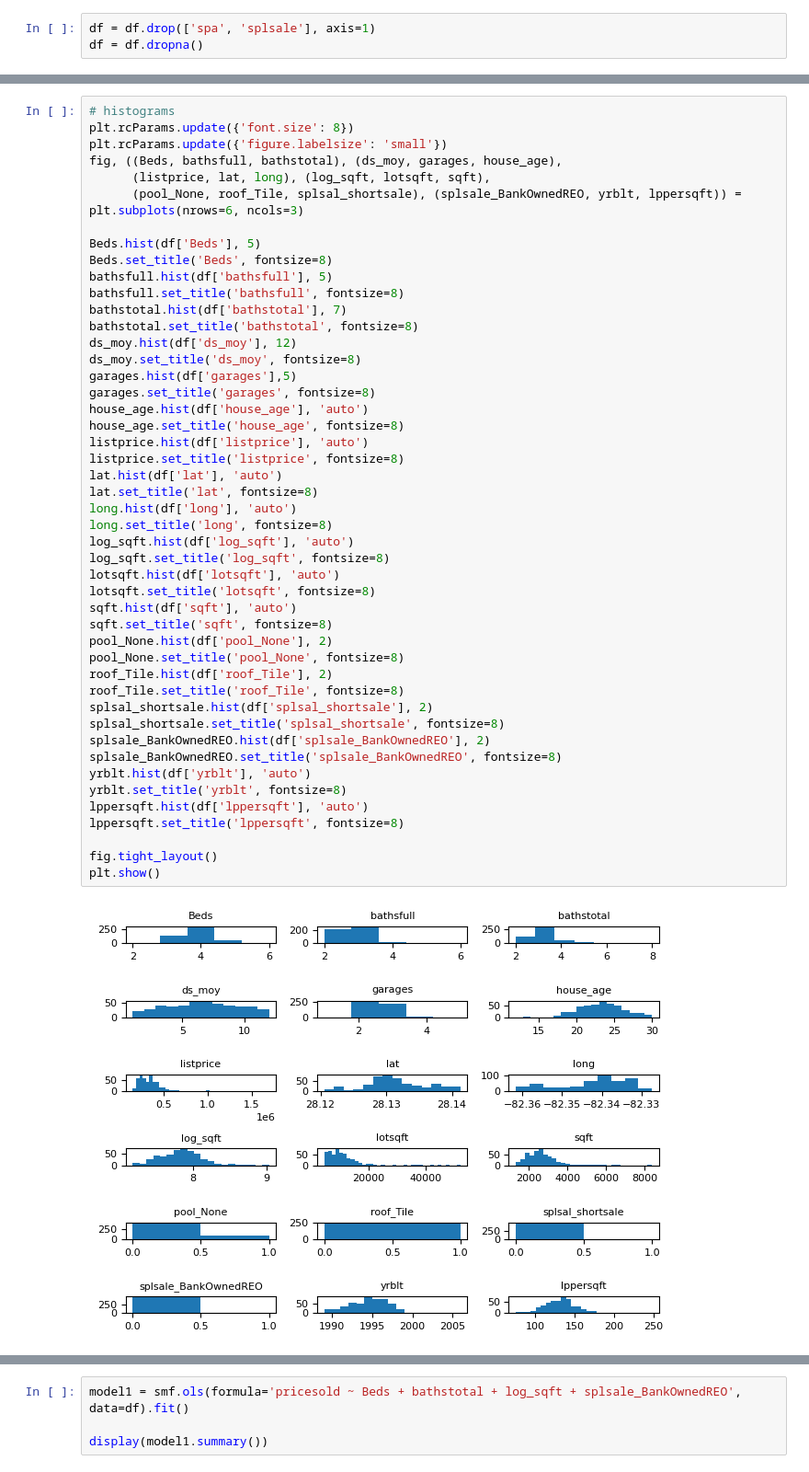
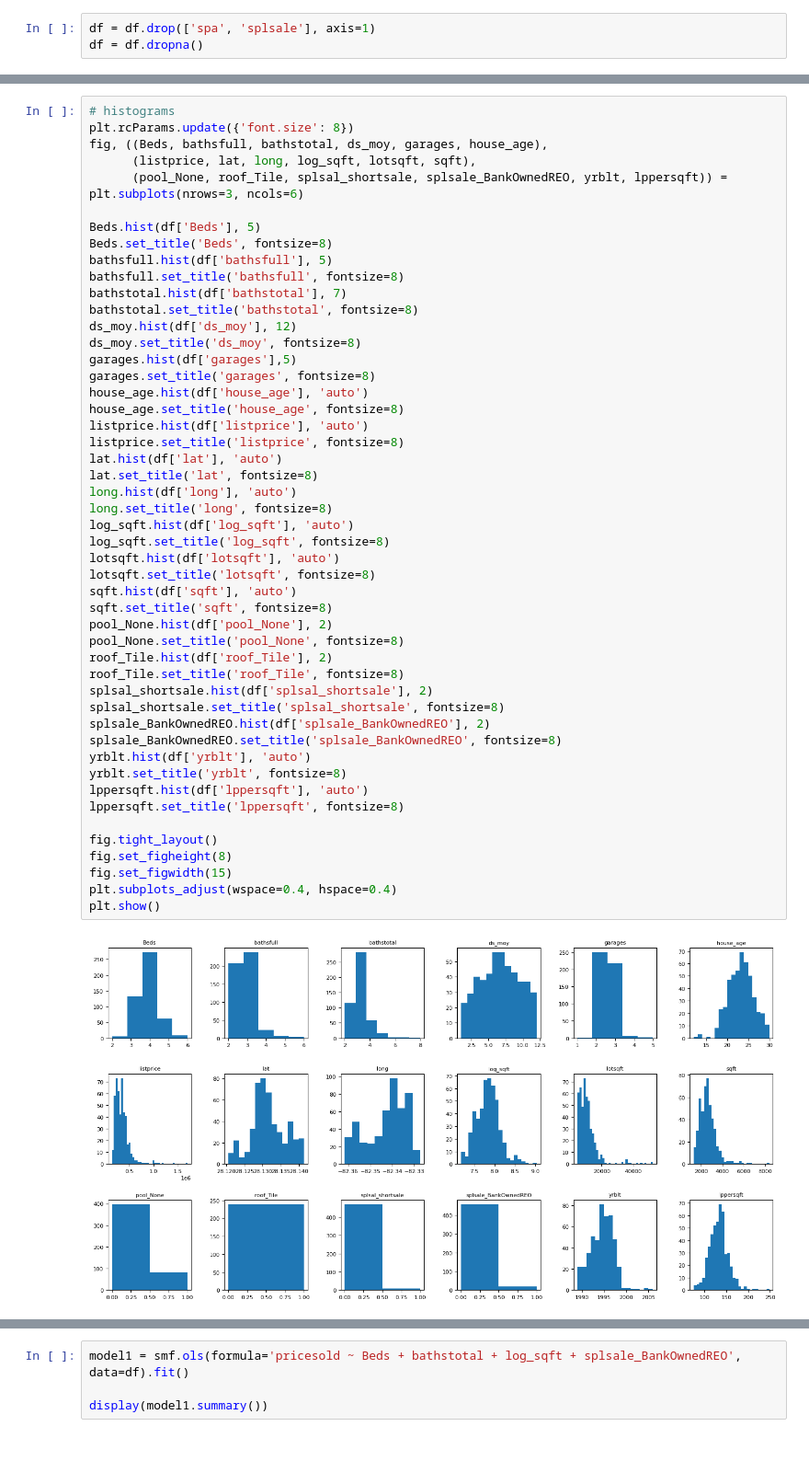
Before and after one commit to bombTechCoder/huntersGreen, a Jupyter notebook: scripts/predictSales.ipynb, the cells around one changed output, grey strips where cells are left out. Shown at 92% size. Saved outputs shown, nothing was run; the diff lists cells and outputs as text; blank space fills up the shorter version.

```diff
--- a/scripts/predictSales.ipynb
+++ b/scripts/predictSales.ipynb
@@ -81,10 +81,9 @@ df.describe()
 # %%
 # histograms
 plt.rcParams.update({'font.size': 8})
-plt.rcParams.update({'figure.labelsize': 'small'})
-fig, ((Beds, bathsfull, bathstotal), (ds_moy, garages, house_age),
-      (listprice, lat, long), (log_sqft, lotsqft, sqft),
-      (pool_None, roof_Tile, splsal_shortsale), (splsale_BankOwnedREO, yrblt, lppersqft)) = plt.subplots(nrows=6, ncols=3)
+fig, ((Beds, bathsfull, bathstotal, ds_moy, garages, house_age),
+      (listprice, lat, long, log_sqft, lotsqft, sqft),
+      (pool_None, roof_Tile, splsal_shortsale, splsale_BankOwnedREO, yrblt, lppersqft)) = plt.subplots(nrows=3, ncols=6)
 
 Beds.hist(df['Beds'], 5)
 Beds.set_title('Beds', fontsize=8)
@@ -99,33 +98,36 @@ garages.set_title('garages', fontsize=8)
 house_age.hist(df['house_age'], 'auto')
 house_age.set_title('house_age', fontsize=8)
 listprice.hist(df['listprice'], 'auto')
 listprice.set_title('listprice', fontsize=8)
 lat.hist(df['lat'], 'auto')
 lat.set_title('lat', fontsize=8)
 long.hist(df['long'], 'auto')
 long.set_title('long', fontsize=8)
 log_sqft.hist(df['log_sqft'], 'auto')
 log_sqft.set_title('log_sqft', fontsize=8)
 lotsqft.hist(df['lotsqft'], 'auto')
 lotsqft.set_title('lotsqft', fontsize=8)
 sqft.hist(df['sqft'], 'auto')
 sqft.set_title('sqft', fontsize=8)
 pool_None.hist(df['pool_None'], 2)
 pool_None.set_title('pool_None', fontsize=8)
 roof_Tile.hist(df['roof_Tile'], 2)
 roof_Tile.set_title('roof_Tile', fontsize=8)
 splsal_shortsale.hist(df['splsal_shortsale'], 2)
 splsal_shortsale.set_title('splsal_shortsale', fontsize=8)
 splsale_BankOwnedREO.hist(df['splsale_BankOwnedREO'], 2)
 splsale_BankOwnedREO.set_title('splsale_BankOwnedREO', fontsize=8)
 yrblt.hist(df['yrblt'], 'auto')
 yrblt.set_title('yrblt', fontsize=8)
 lppersqft.hist(df['lppersqft'], 'auto')
 lppersqft.set_title('lppersqft', fontsize=8)
 
 fig.tight_layout()
+fig.set_figheight(8)
+fig.set_figwidth(15)
+plt.subplots_adjust(wspace=0.4, hspace=0.4)
 plt.show()
 # %% [output]
-[figure, old version]
+[figure, new version]
 # %%
 df_corr = df[['Beds', 'bathsfull', 'bathstotal', 'ds_moy', 'garages', 'house_age',
```
Also changed, not shown: parts of 1 cell of this notebook.
